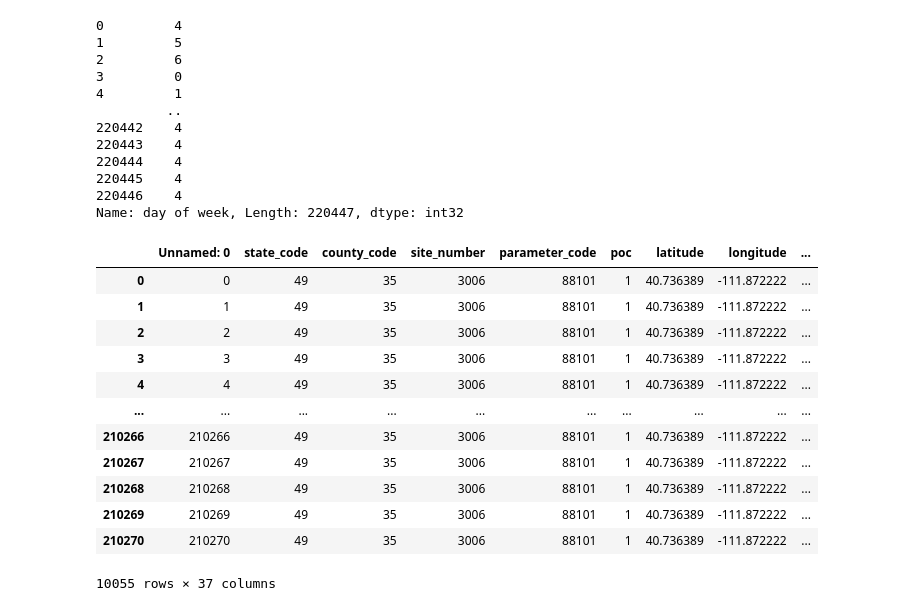
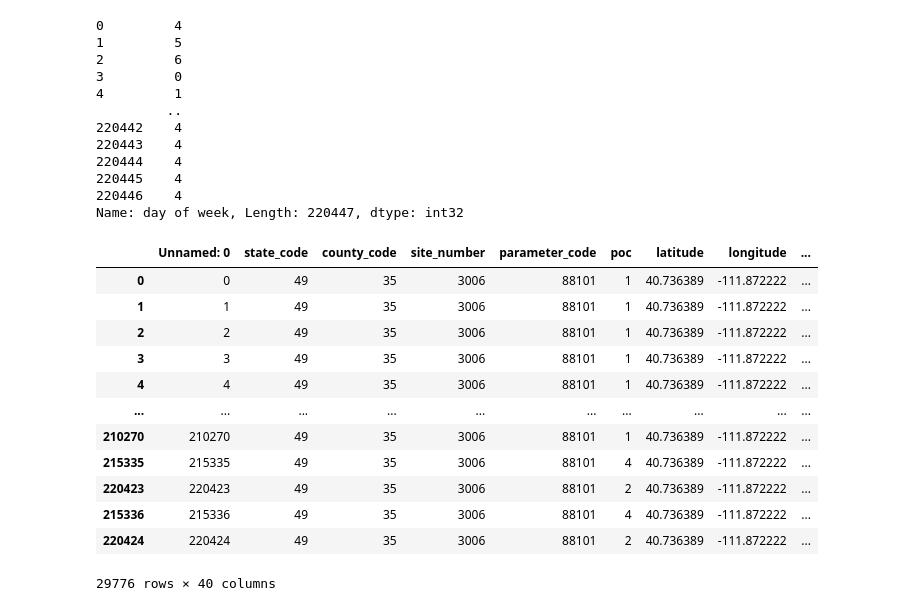
Before and after one commit to sodoo-gadal/UROP-SLC-AQ-, a Jupyter notebook: Salt_Lake_City_AQI/hourly_time_series.ipynb, the cells around one changed output. Cells and saved outputs as stored; diff of their text form; code cells hidden in the pictures.

Commit message:
getting closer to a time series plot!

```diff
--- a/Salt_Lake_City_AQI/hourly_time_series.ipynb
+++ b/Salt_Lake_City_AQI/hourly_time_series.ipynb
@@ -32,3 +34,11 @@ df["hours"] = df['date_time'].dt.hour
 df["months"] = df['date_time'].dt.month
 df["day of week"] = df['date_time'].dt.day_of_week
 df["day of year"] = df['date_time'].dt.day_of_year
+
+
+#set a start date so we can track days elapsed
+start_date = df["date_time"].iloc[0]
+
+df["date_time_elapsed"] = (df['date_time'] - start_date)
+
+df["days_elapsed"] = df['date_time_elapsed'].dt.days
@@ -48,19 +73,22 @@ df["day of week"]
 220446    4
 Name: day of week, Length: 220447, dtype: int32
 # %%
-df_by_day = df[df["sample_duration"] == "24 HOUR"]
-df_by_day
+#df_24houravg = df[df["sample_duration"] == "24 HOUR"]
+
+df_by_day = df.groupby(pd.Grouper(key="date_time", freq= "D")) #measurements grouped by day
+df_by_day.head()
+#this sorts by samples measured as 24 hours averages
 # %% [output]
 |  | Unnamed: 0 | state_code | county_code | site_number | parameter_code | poc | latitude | longitude | ... |
 | 0 | 0 | 49 | 35 | 3006 | 88101 | 1 | 40.736389 | -111.872222 | ... |
 | 1 | 1 | 49 | 35 | 3006 | 88101 | 1 | 40.736389 | -111.872222 | ... |
 | 2 | 2 | 49 | 35 | 3006 | 88101 | 1 | 40.736389 | -111.872222 | ... |
 | 3 | 3 | 49 | 35 | 3006 | 88101 | 1 | 40.736389 | -111.872222 | ... |
 | 4 | 4 | 49 | 35 | 3006 | 88101 | 1 | 40.736389 | -111.872222 | ... |
 | ... | ... | ... | ... | ... | ... | ... | ... | ... | ... |
-| 210266 | 210266 | 49 | 35 | 3006 | 88101 | 1 | 40.736389 | -111.872222 | ... |
-| 210267 | 210267 | 49 | 35 | 3006 | 88101 | 1 | 40.736389 | -111.872222 | ... |
-| 210268 | 210268 | 49 | 35 | 3006 | 88101 | 1 | 40.736389 | -111.872222 | ... |
-| 210269 | 210269 | 49 | 35 | 3006 | 88101 | 1 | 40.736389 | -111.872222 | ... |
 | 210270 | 210270 | 49 | 35 | 3006 | 88101 | 1 | 40.736389 | -111.872222 | ... |
+| 215335 | 215335 | 49 | 35 | 3006 | 88101 | 4 | 40.736389 | -111.872222 | ... |
+| 220423 | 220423 | 49 | 35 | 3006 | 88101 | 2 | 40.736389 | -111.872222 | ... |
+| 215336 | 215336 | 49 | 35 | 3006 | 88101 | 4 | 40.736389 | -111.872222 | ... |
+| 220424 | 220424 | 49 | 35 | 3006 | 88101 | 2 | 40.736389 | -111.872222 | ... |
-10055 rows × 37 columns
+29776 rows × 40 columns
```
Also changed, not shown: parts of 6 cells of this notebook.
